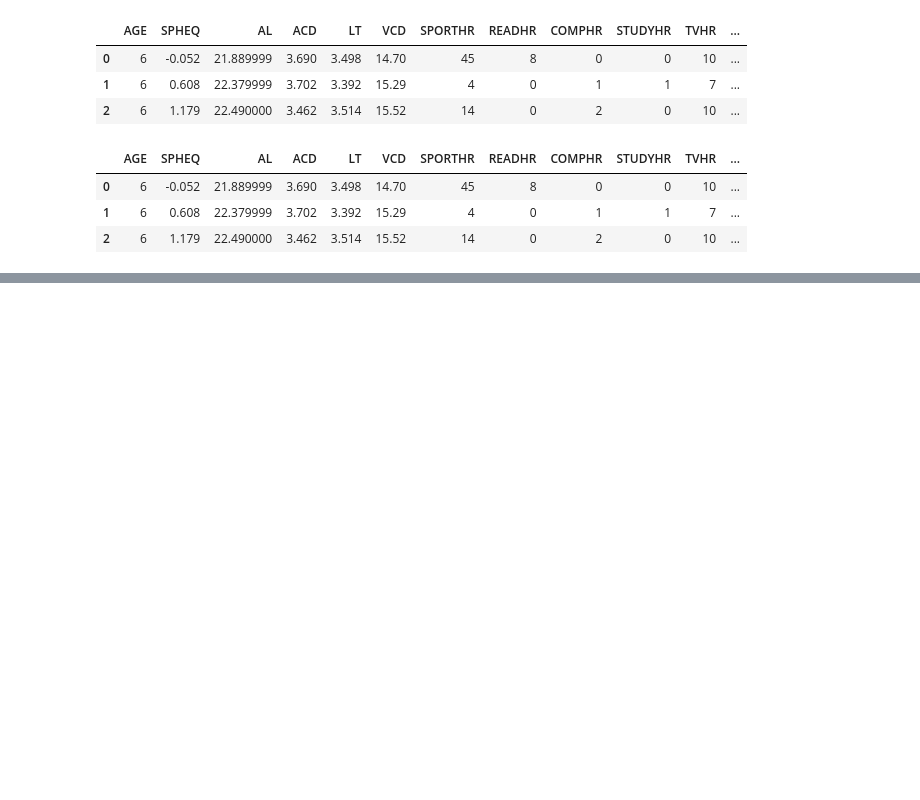
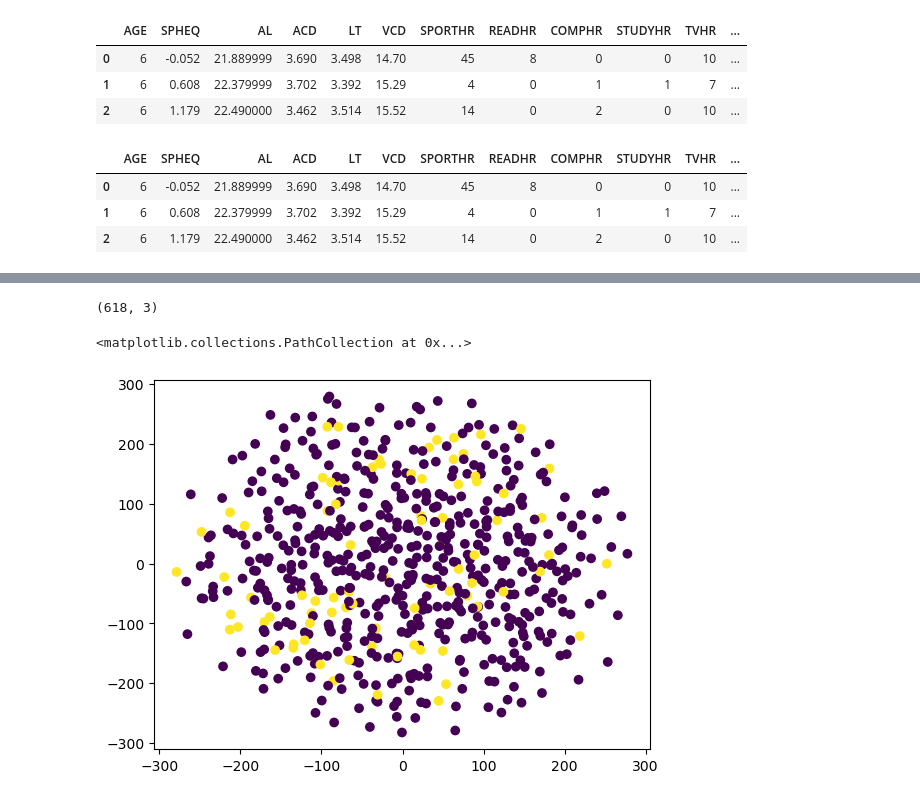
Before and after one commit to Shaunisme/unsupervised-machine-learning-challenge, a Jupyter notebook: myopia.ipynb, the cells around one changed output, grey strips where cells are left out. Saved outputs shown, nothing was run; the diff lists cells and outputs as text; code cells hidden in the pictures; blank space fills up the shorter version.

Commit message:
Dimensionality Reduction

```diff
--- a/myopia.ipynb
+++ b/myopia.ipynb
@@ -5,6 +9,8 @@ from sklearn.preprocessing import StandardScaler
 ## Data prepare
 # Reads the csv into panda
 df=pd.read_csv("Resources/myopia.csv")
+
+labels = df['MYOPIC']
 # Previews the DataFrame
 df.head(3)
 # %% [output]
@@ -27,3 +33,18 @@ scaler = StandardScaler()
 scaler.fit(df1)
 # Names the resulting DataFrame X
 X = scaler.transform(df1)
+# %%
+## Dimensionality Reduction
+
+# PCA model is created and used to reduce dimensions of the scaled dataset
+# Initialise PCA model
+pca = PCA(n_components=0.9)
+
+# Get two principal components for the iris data.
+myopia_pca = pca.fit_transform(X)
+
+# # Transform PCA data to a DataFrame
+# df_myopia_pca = pd.DataFrame(
+#     data=myopia_pca, columns=["principal component 1", "principal component 2"]
+# )
+# df_myopia_pca.head()
@@ -29,0 +61,5 @@ X = scaler.transform(df1)
+# %%
+## t-SNE model is created and used to reduce dimensions of the scaled dataset
+tsne = TSNE(learning_rate=250, n_components=3, perplexity=50, verbose=1, n_iter=2500)
+#Reduce dimensions
+tsne_features = tsne.fit_transform(myopia_pca)
@@ -29,0 +74,11 @@ X = scaler.transform(df1)
+# %%
+# Get the shape of features after reduction
+tsne_features.shape
+# %% [output]
+(618, 3)
+# %%
+# t-SNE is used to create a plot of the reduced features
+plt.scatter(tsne_features[:,0],tsne_features[:,1],c=labels)
+# %% [output]
+<matplotlib.collections.PathCollection at 0x...>
+[figure, added]
```
Also changed, not shown: parts of 4 cells of this notebook.
